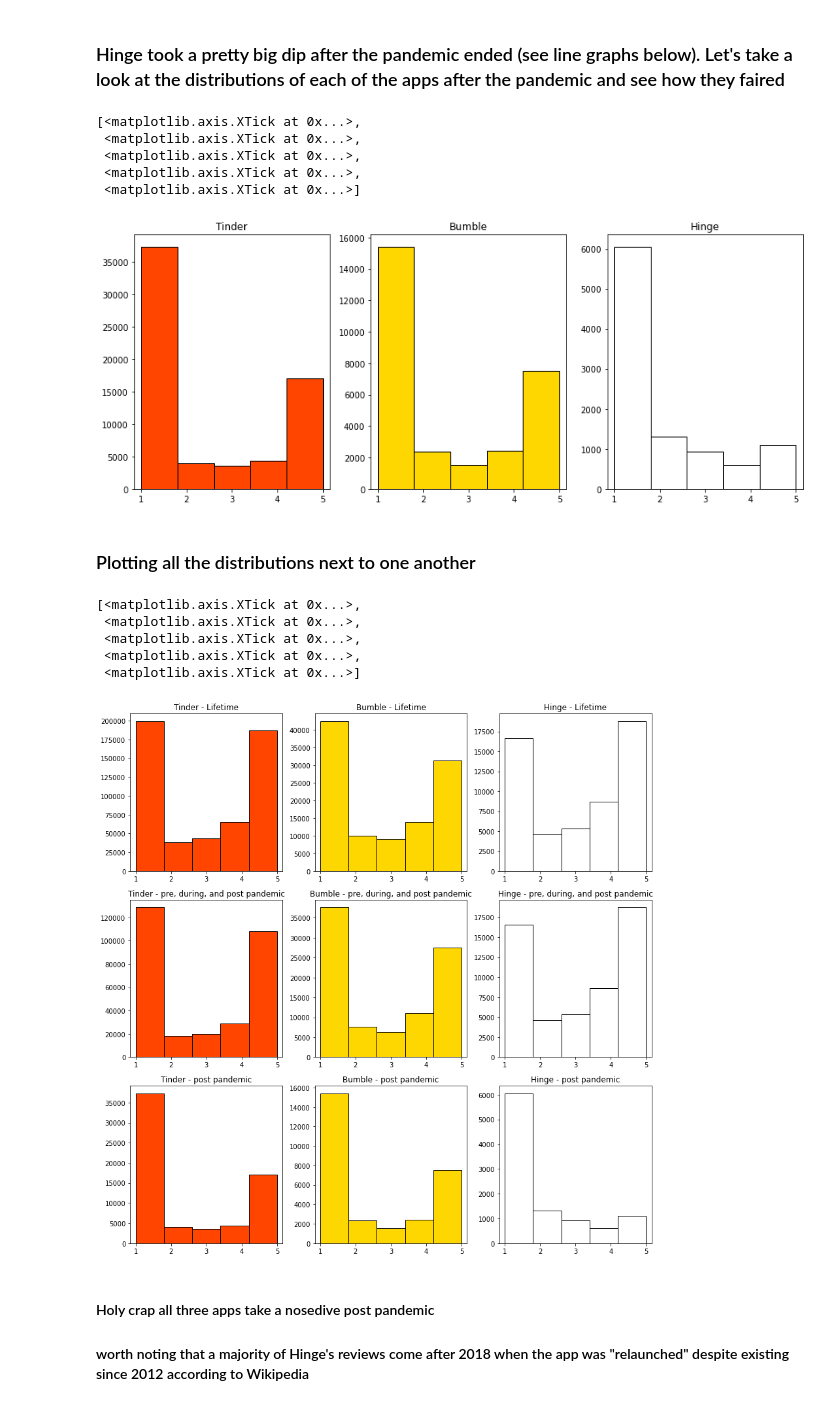
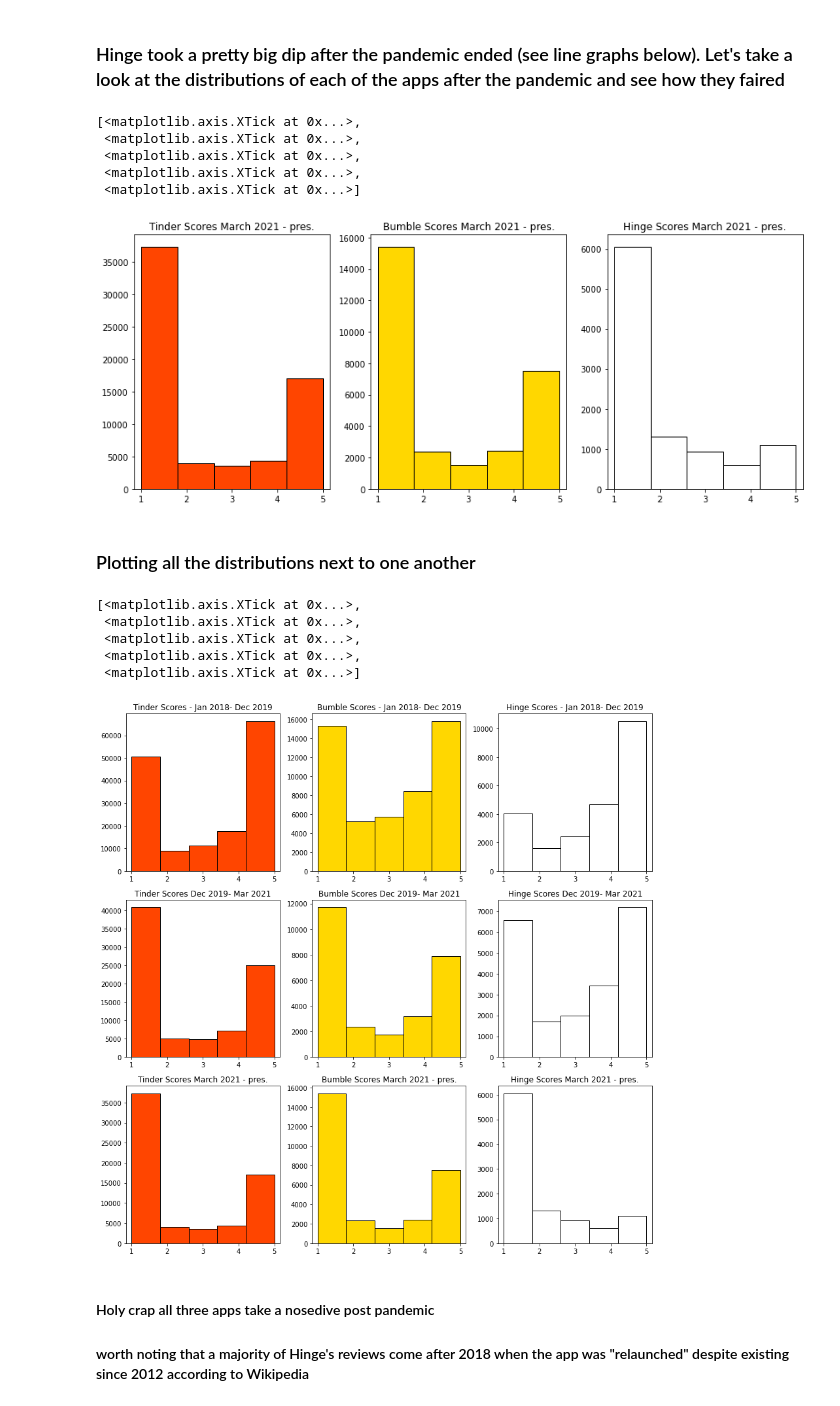
Before and after one commit to johnrh3/ACE_592_Dating_Sim, a Jupyter notebook: Trends/Trend_Analysis.ipynb, the cells around one changed output. Drawn from its saved outputs; the diff is of its cells as text; code cells hidden in the pictures.

Commit message:
Added Review Frequency Analysis. Tweaked Histograms.

```diff
--- a/Trends/Trend_Analysis.ipynb
+++ b/Trends/Trend_Analysis.ipynb
@@ -112,0 +115,9 @@ axs[2].set_xticks([1,2,3,4,5])
+# %%
+#Clips the reviews from Jan 2018 - Dec 2019
+df_TPP1 = dfT.loc[dfT['time_stamp'] >= np.datetime64('2018-01-01 00:00:00+00:00')]
+df_BPP1 = dfB.loc[dfT['time_stamp'] >= np.datetime64('2018-01-01 00:00:00+00:00')]
+df_HPP1 = dfH.loc[dfT['time_stamp'] >= np.datetime64('2018-01-01 00:00:00+00:00')]
+
+df_TPP = df_TPP1.loc[dfT['time_stamp'] <= np.datetime64('2019-12-22 00:00:00+00:00')]
+df_BPP = df_BPP1.loc[dfB['time_stamp'] <= np.datetime64('2019-12-22 00:00:00+00:00')]
+df_HPP = df_HPP1.loc[dfH['time_stamp'] <= np.datetime64('2019-12-22 00:00:00+00:00')]
@@ -112,0 +156,9 @@ axs[2].set_xticks([1,2,3,4,5])
+# %%
+#clips the df_'s into just the reviews from Dec 2019- March 2021
+df_TD1 = df_T.loc[dfT['time_stamp'] <= np.datetime64('2021-03-08 00:00:00+00:00')]
+df_BD1 = df_B.loc[dfB['time_stamp'] <= np.datetime64('2021-03-08 00:00:00+00:00')]
+df_HD1 = df_H.loc[dfH['time_stamp'] <= np.datetime64('2021-03-08 00:00:00+00:00')]
+
+df_TD = df_TD1.loc[dfT['time_stamp'] >= np.datetime64('2019-12-20 00:00:00+00:00')]
+df_BD = df_BD1.loc[dfB['time_stamp'] >= np.datetime64('2019-12-20 00:00:00+00:00')]
+df_HD = df_HD1.loc[dfH['time_stamp'] >= np.datetime64('2019-12-20 00:00:00+00:00')]
@@ -127,17 +210,17 @@ fig, axs = plt.subplots(1, 3, tight_layout=True, sharey=False,
 #ax.set_xticks([1,2,3,4,5])
 
 axs[0].hist(df_TP['score'], bins = 5, color = "orangered", edgecolor = 'black')
-axs[0].title.set_text('Tinder')
+axs[0].title.set_text('Tinder Scores March 2021 - pres.')
 axs[0].set_xlim(0.85,5.15)
 axs[0].set_xticks([1,2,3,4,5])
 
 axs[1].hist(df_BP['score'], bins = 5, color = 'gold', edgecolor = 'black')
-axs[1].title.set_text('Bumble')
+axs[1].title.set_text('Bumble Scores March 2021 - pres.')
 axs[1].set_xlim(0.85,5.15)
 axs[1].set_xticks([1,2,3,4,5])
 
 axs[2].hist(df_HP['score'], bins = 5, color = 'white', edgecolor = 'black')
-axs[2].title.set_text('Hinge')
+axs[2].title.set_text('Hinge Scores March 2021 - pres.')
 axs[2].set_xlim(0.85,5.15)
 axs[2].set_xticks([1,2,3,4,5])
 # %% [output]
@@ -146,7 +229,7 @@ axs[2].set_xticks([1,2,3,4,5])
  <matplotlib.axis.XTick at 0x...>,
  <matplotlib.axis.XTick at 0x...>,
  <matplotlib.axis.XTick at 0x...>]
-[figure, old version]
+[figure, new version]
 # %% [markdown]
 ### Plotting all the distributions next to one another
 # %%
@@ -157,57 +240,57 @@ fig, axs = plt.subplots(3, 3, tight_layout=True, sharey=False,
 
 #ax.set_xlim(1,5)
 #ax.set_xticks([1,2,3,4,5])
-axs[0,0].hist(dfT['score'], bins = 5, color = "orangered", edgecolor = 'black')
-axs[0,0].title.set_text('Tinder - Lifetime')
+axs[0,0].hist(df_TPP['score'], bins = 5, color = "orangered", edgecolor = 'black')
+axs[0,0].title.set_text('Tinder Scores - Jan 2018- Dec 2019')
 axs[0,0].set_xlim(0.85,5.15)
 axs[0,0].set_xticks([1,2,3,4,5])
 
-axs[0,1].hist(dfB['score'], bins = 5, color = 'gold', edgecolor = 'black')
-axs[0,1].title.set_text('Bumble - Lifetime')
+axs[0,1].hist(df_BPP['score'], bins = 5, color = 'gold', edgecolor = 'black')
+axs[0,1].title.set_text('Bumble Scores - Jan 2018- Dec 2019')
 axs[0,1].set_xlim(0.85,5.15)
 axs[0,1].set_xticks([1,2,3,4,5])
 
-axs[0,2].hist(dfH['score'], bins = 5, color = 'white', edgecolor = 'black')
-axs[0,2].title.set_text('Hinge - Lifetime')
+axs[0,2].hist(df_HPP['score'], bins = 5, color = 'white', edgecolor = 'black')
+axs[0,2].title.set_text('Hinge Scores - Jan 2018- Dec 2019')
 axs[0,2].set_xlim(0.85,5.15)
 axs[0,2].set_xticks([1,2,3,4,5])
 
-axs[1,0].hist(df_T['score'], bins = 5, color = "orangered", edgecolor = 'black')
-axs[1,0].title.set_text('Tinder - pre, during, and post pandemic')
+axs[1,0].hist(df_TD['score'], bins = 5, color = "orangered", edgecolor = 'black')
+axs[1,0].title.set_text('Tinder Scores Dec 2019- Mar 2021')
 axs[1,0].set_xlim(0.85,5.15)
 axs[1,0].set_xticks([1,2,3,4,5])
 
-axs[1,1].hist(df_B['score'], bins = 5, color = 'gold', edgecolor = 'black')
-axs[1,1].title.set_text('Bumble - pre, during, and post pandemic')
+axs[1,1].hist(df_BD['score'], bins = 5, color = 'gold', edgecolor = 'black')
+axs[1,1].title.set_text('Bumble Scores Dec 2019- Mar 2021')
 axs[1,1].set_xlim(0.85,5.15)
 axs[1,1].set_xticks([1,2,3,4,5])
 
-axs[1,2].hist(df_H['score'], bins = 5, color = 'white', edgecolor = 'black')
-axs[1,2].title.set_text('Hinge - pre, during, and post pandemic')
+axs[1,2].hist(df_HD['score'], bins = 5, color = 'white', edgecolor = 'black')
+axs[1,2].title.set_text('Hinge Scores Dec 2019- Mar 2021')
 axs[1,2].set_xlim(0.85,5.15)
 axs[1,2].set_xticks([1,2,3,4,5])
 
 axs[2,0].hist(df_TP['score'], bins = 5, color = "orangered", edgecolor = 'black')
-axs[2,0].title.set_text('Tinder - post pandemic')
+axs[2,0].title.set_text('Tinder Scores March 2021 - pres.')
 axs[2,0].set_xlim(0.85,5.15)
 axs[2,0].set_xticks([1,2,3,4,5])
 
 axs[2,1].hist(df_BP['score'], bins = 5, color = 'gold', edgecolor = 'black')
-axs[2,1].title.set_text('Bumble - post pandemic')
+axs[2,1].title.set_text('Bumble Scores March 2021 - pres.')
 axs[2,1].set_xlim(0.85,5.15)
 axs[2,1].set_xticks([1,2,3,4,5])
 
 axs[2,2].hist(df_HP['score'], bins = 5, color = 'white', edgecolor = 'black')
-axs[2,2].title.set_text('Hinge - post pandemic')
+axs[2,2].title.set_text('Hinge Scores March 2021 - pres.')
 axs[2,2].set_xlim(0.85,5.15)
 axs[2,2].set_xticks([1,2,3,4,5])
 # %% [output]
 [<matplotlib.axis.XTick at 0x...>,
  <matplotlib.axis.XTick at 0x...>,
  <matplotlib.axis.XTick at 0x...>,
  <matplotlib.axis.XTick at 0x...>,
  <matplotlib.axis.XTick at 0x...>]
-[figure, old version]
+[figure, new version]
 # %% [markdown]
 #### Holy crap all three apps take a nosedive post pandemic
 
```
Also changed, not shown: parts of 16 cells of this notebook.
